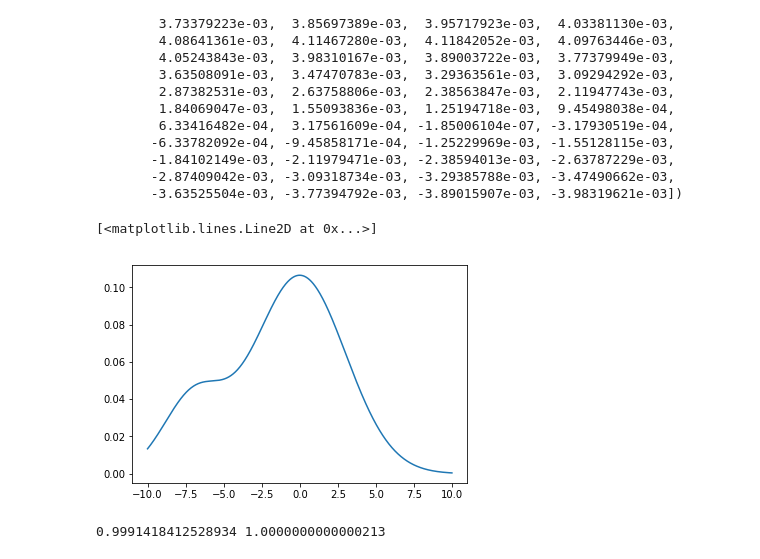
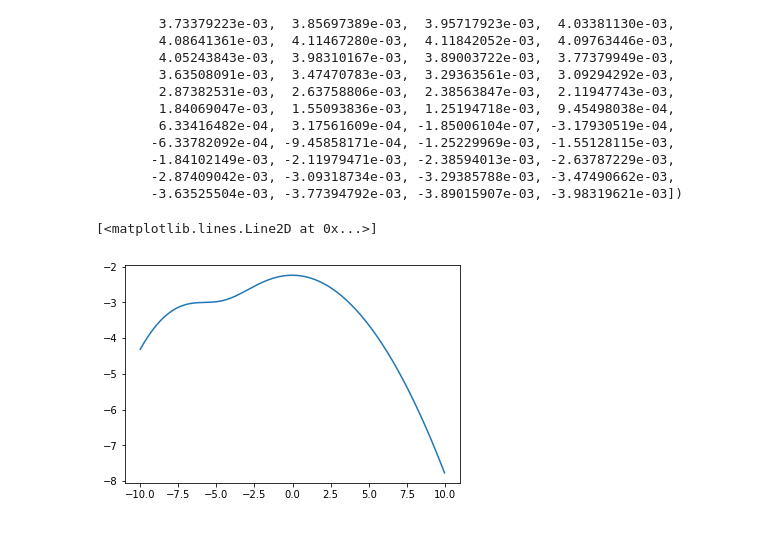
Before and after one commit to benmontet/rm_fits, a Jupyter notebook: notebooks/optimize.ipynb, the cells around one changed output. Cells and saved outputs as stored; diff of their text form; code cells hidden in the pictures.

```diff
--- a/notebooks/optimize.ipynb
+++ b/notebooks/optimize.ipynb
@@ -258,20 +286,16 @@ array([-4.10861147e-03, -4.11988110e-03, -4.10660824e-03, -4.06887196e-03,
 # %%
 x = np.arange(-10, 10, 0.02)
 sigma1 = 3
 mu1 = 0
 
 sigma2 = 2
 mu2 = -7
 g1 = 0.8/np.sqrt(2*np.pi*sigma1**2) * np.exp(-(x-mu1)**2/(2*sigma1**2))
 g2 = 0.2/np.sqrt(2*np.pi*sigma2**2) * np.exp(-(x-mu2)**2/(2*sigma2**2))
 
-plt.plot(x, g1+g2)
+plt.plot(x, np.log(g1+g2))
 #plt.plot(x, g1)
 #plt.plot(x, g2)
 # %% [output]
 [<matplotlib.lines.Line2D at 0x...>]
-[figure, old version]
+[figure, new version]
-# %%
-print(np.sum(g1*0.02), np.sum(g2*0.02))
-# %% [output]
-0.9991418412528934 1.0000000000000213
```
Also changed, not shown: parts of 7 cells of this notebook.
